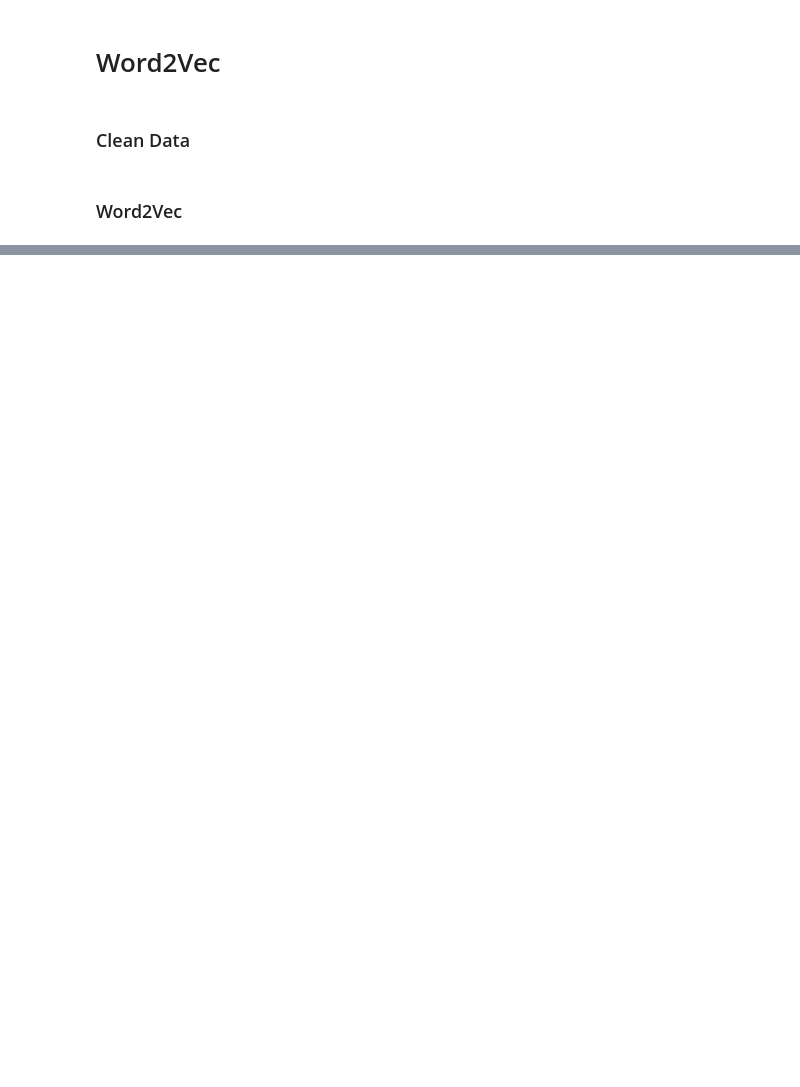
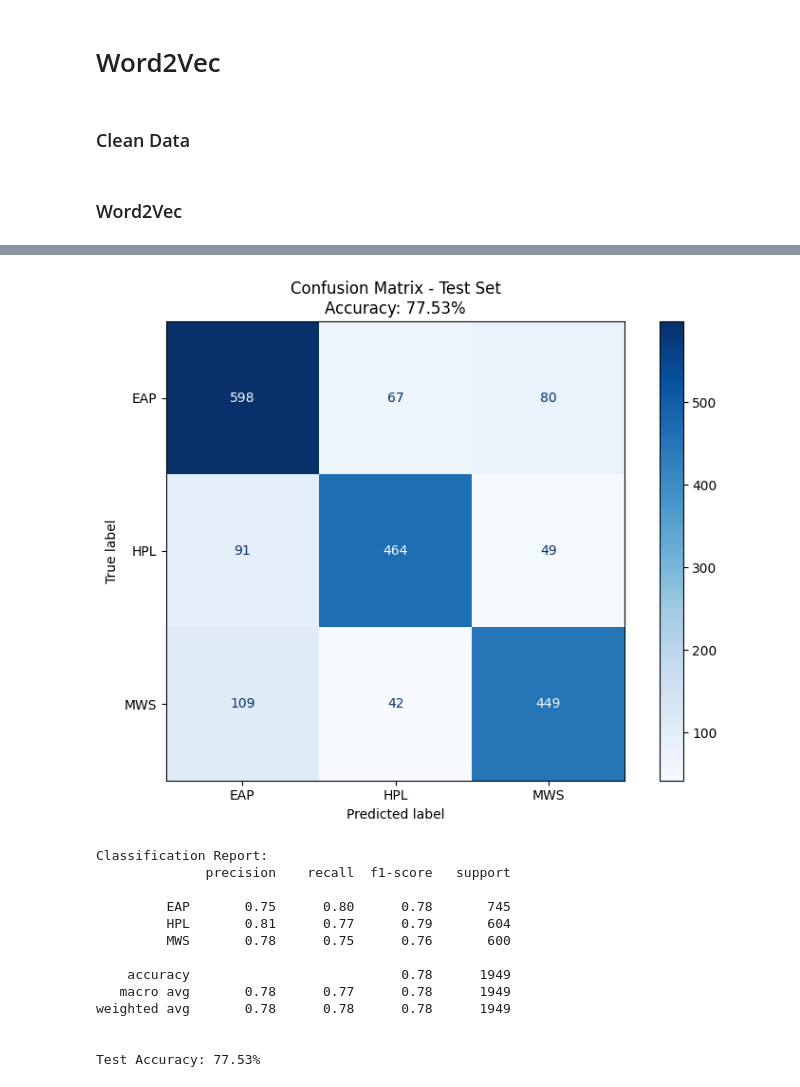
Before and after one commit to BrianStew/COSC325FinalProject, a Jupyter notebook: word2vec.ipynb, the cells around one changed output, grey strips where cells are left out. Drawn from its saved outputs; the diff is of its cells as text; code cells hidden in the pictures; blank space fills up the shorter version.

```diff
--- a/word2vec.ipynb
+++ b/word2vec.ipynb
@@ -424,0 +389,50 @@ print(f'Validation Accuracy: {100 * correct / total : .2f}%')
+# %%
+from sklearn.metrics import confusion_matrix, ConfusionMatrixDisplay, classification_report
+
+test_dataloader = DataLoader(test_dataset, batch_size=128, shuffle=False)
+y_pred = []
+y_actual = []
+
+# Make predictions on test set
+final_model.eval()
+with torch.no_grad():
+    for X_batch, y_batch in test_dataloader:
+        outputs = final_model.forward(X_batch, has_mask=False)
+        _, predicted = torch.max(outputs, 1)
+
+        y_pred.extend(predicted.cpu().numpy())
+        y_actual.extend(y_batch.cpu().numpy())
+
+# Calculate test accuracy
+test_accuracy = 100 * sum([1 for i, j in zip(y_pred, y_actual) if i == j]) / len(y_actual)
+
+# Create confusion matrix
+cm = confusion_matrix(y_actual, y_pred)
+
+# Plot confusion matrix
+fig, ax = plt.subplots(figsize=(8, 6))
+disp = ConfusionMatrixDisplay(confusion_matrix=cm, display_labels=encoder.classes_)
+disp.plot(cmap='Blues', ax=ax, values_format='d')
+plt.title(f'Confusion Matrix - Test Set\nAccuracy: {test_accuracy:.2f}%')
+plt.tight_layout()
+plt.show()
+
+# Print classification report
+print("\nClassification Report:")
+print(classification_report(y_actual, y_pred, target_names=encoder.classes_))
+print(f"\nTest Accuracy: {test_accuracy:.2f}%")
+# %% [output]
+[figure, added]
+Classification Report:
+              precision    recall  f1-score   support
+
+         EAP       0.75      0.80      0.78       745
+         HPL       0.81      0.77      0.79       604
+         MWS       0.78      0.75      0.76       600
+
+    accuracy                           0.78      1949
+   macro avg       0.78      0.77      0.78      1949
+weighted avg       0.78      0.78      0.78      1949
+
+
+Test Accuracy: 77.53%
```
Also changed, not shown: parts of 4 cells of this notebook, 1 other file.
